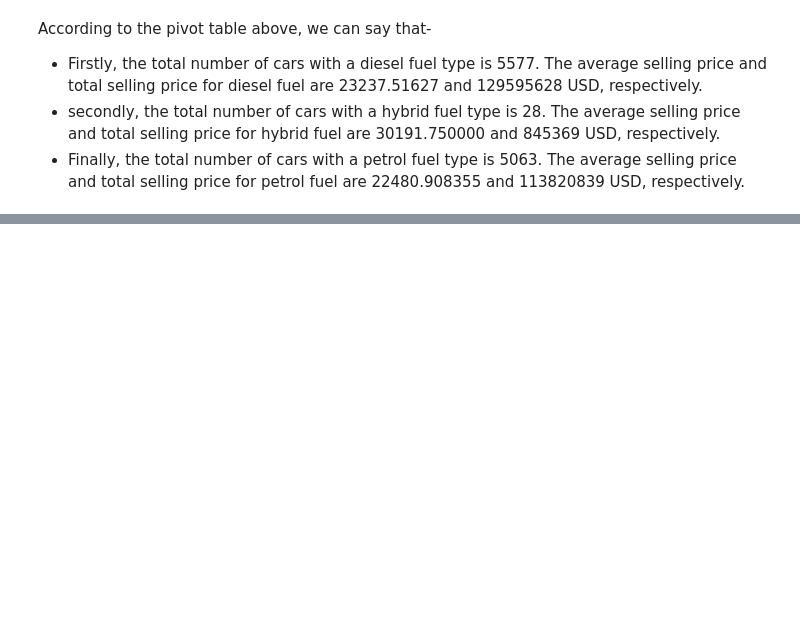
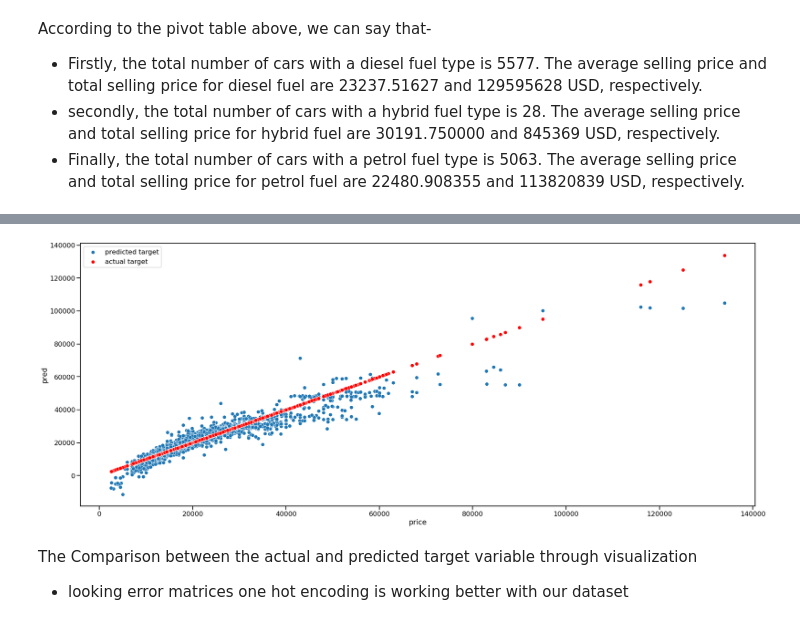
Before and after one commit to MdTawhidIslam/Audi_used_car_analysis, a Jupyter notebook: Audi_used_car_EDA (edited).ipynb, the cells around one changed output, grey strips where cells are left out. Drawn from its saved outputs; the diff is of its cells as text; code cells hidden in the pictures; blank space fills up the shorter version.

```diff
--- a/Audi_used_car_EDA (edited).ipynb
+++ b/Audi_used_car_EDA (edited).ipynb
@@ -851,0 +1043,12 @@ According to the pivot table above, we can say that-
+# %%
+plt.figure(figsize=(30,12))
+
+sns.scatterplot(x='price', y='pred', data=y_test , label='predicted target')
+
+sns.scatterplot(x='price', y='price', data=y_test, color='red', label='actual target')
+plt.show()
+# %% [output]
+[figure, added]
+# %% [markdown]
+The Comparison between the actual and predicted target variable through visualization
+- looking error matrices one hot encoding is working better with our dataset
```
Also changed, not shown: parts of 28 cells of this notebook.
